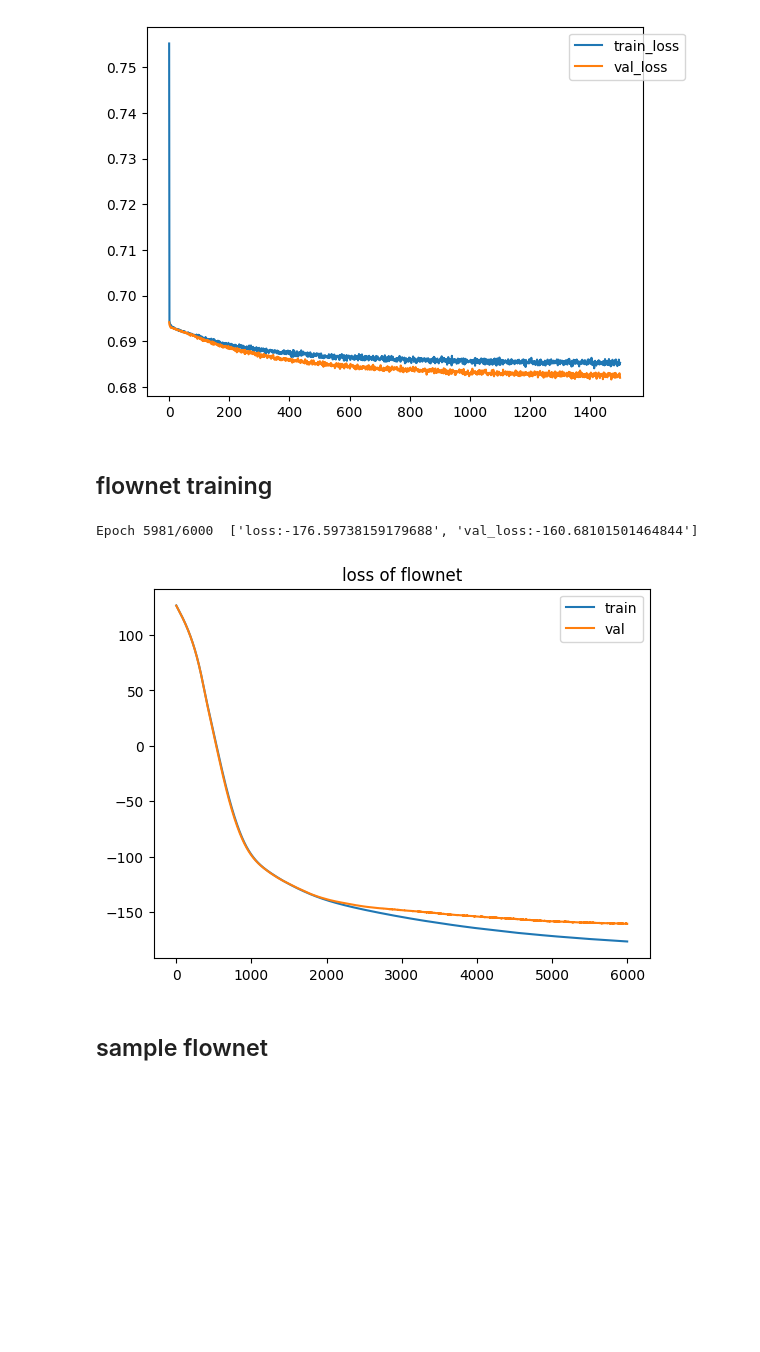
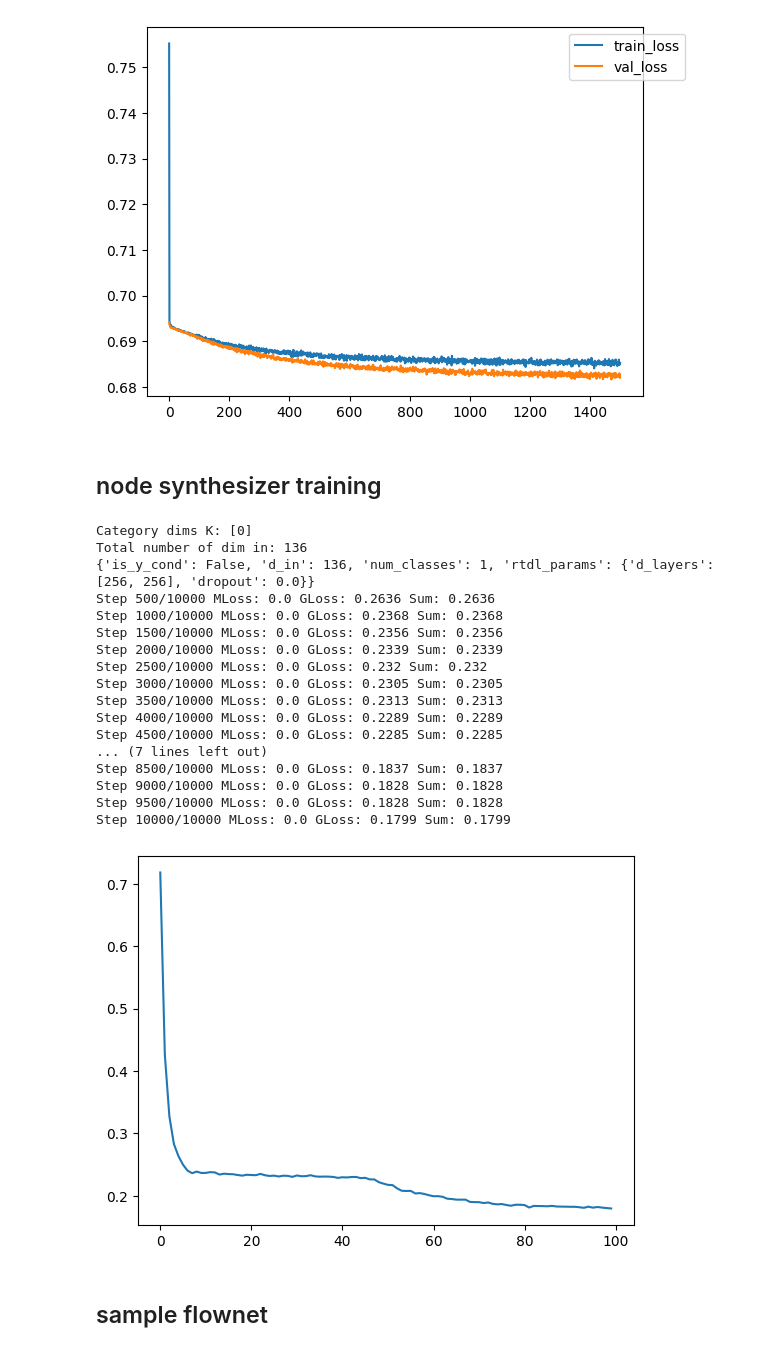
Before and after one commit to tonyPo/tigger_adj, a Jupyter notebook: experiments/erdos_synth_graph.ipynb, the cells around one changed output. Cells and saved outputs as stored; diff of their text form; code cells hidden in the pictures; blank space fills up the shorter version.

```diff
--- a/experiments/erdos_synth_graph.ipynb
+++ b/experiments/erdos_synth_graph.ipynb
@@ -47,7 +49,7 @@ embed.to_parquet(folder + "embed/embedding_final.parquet")
 embed.to_csv(folder + "embed/embedding_final.csv", sep='\t', header=False, index=False, )
 # embed.hist(figsize=(20,20), bins=20)
 # %% [markdown]
-## flownet training
+## node synthesizer training
 # %%
 if GRID_SEARCH:
     orchestrator = Orchestrator(folder)
@@ -62,11 +64,26 @@ if GRID_SEARCH:
 # %%
 #final flow model
 orchestrator = Orchestrator(folder)
-name, history = orchestrator.train_flow()
-#1m39 val_loss -4
+name, history = orchestrator.train_node_synthesizer()
 # %% [output]
-Epoch 5981/6000  ['loss:-176.59738159179688', 'val_loss:-160.68101501464844']
+Category dims K: [0]
+Total number of dim in: 136
+{'is_y_cond': False, 'd_in': 136, 'num_classes': 1, 'rtdl_params': {'d_layers': [256, 256], 'dropout': 0.0}}
+Step 500/10000 MLoss: 0.0 GLoss: 0.2636 Sum: 0.2636
+Step 1000/10000 MLoss: 0.0 GLoss: 0.2368 Sum: 0.2368
+Step 1500/10000 MLoss: 0.0 GLoss: 0.2356 Sum: 0.2356
+Step 2000/10000 MLoss: 0.0 GLoss: 0.2339 Sum: 0.2339
+Step 2500/10000 MLoss: 0.0 GLoss: 0.232 Sum: 0.232
+Step 3000/10000 MLoss: 0.0 GLoss: 0.2305 Sum: 0.2305
+Step 3500/10000 MLoss: 0.0 GLoss: 0.2313 Sum: 0.2313
+Step 4000/10000 MLoss: 0.0 GLoss: 0.2289 Sum: 0.2289
+Step 4500/10000 MLoss: 0.0 GLoss: 0.2285 Sum: 0.2285
+... (7 lines left out)
+Step 8500/10000 MLoss: 0.0 GLoss: 0.1837 Sum: 0.1837
+Step 9000/10000 MLoss: 0.0 GLoss: 0.1828 Sum: 0.1828
+Step 9500/10000 MLoss: 0.0 GLoss: 0.1828 Sum: 0.1828
+Step 10000/10000 MLoss: 0.0 GLoss: 0.1799 Sum: 0.1799
-[figure, old version]
+[figure, new version]
 # %%
 # save results
 train_config = orchestrator.config.copy()
```
Also changed, not shown: parts of 7 cells of this notebook, 6 other files.
